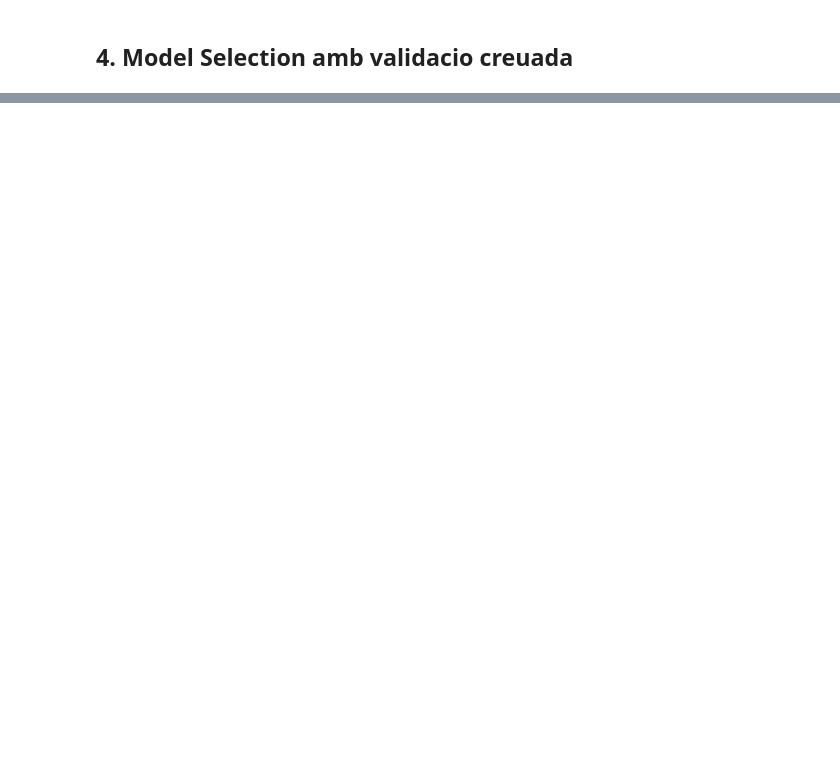
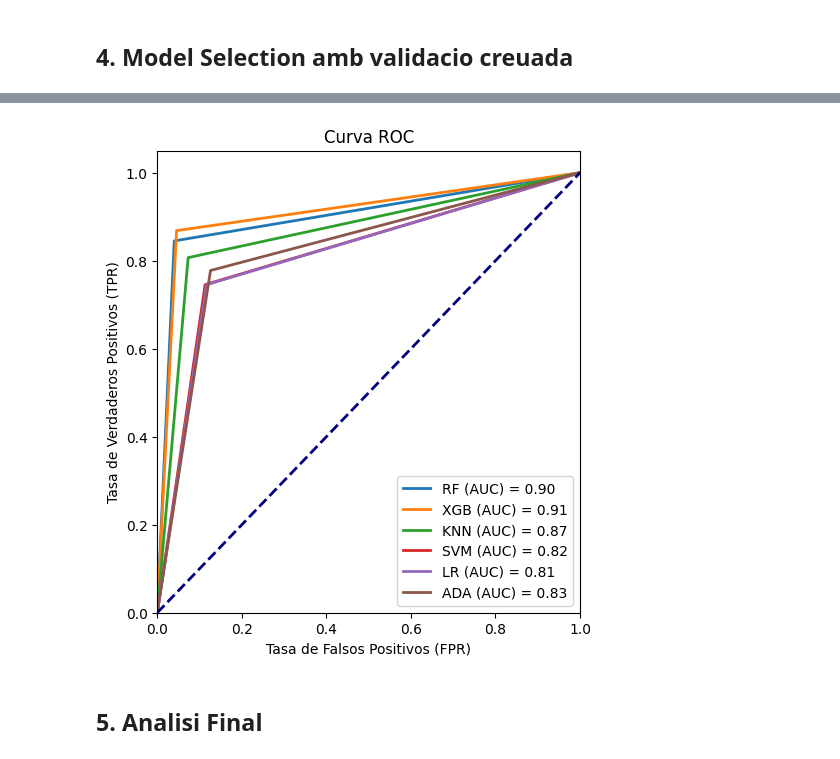
Before and after one commit to Janpb1/APC-TITANIC, a Jupyter notebook: EntregaPractica.ipynb, the cells around one changed output, grey strips where cells are left out. Saved outputs shown, nothing was run; the diff lists cells and outputs as text; code cells hidden in the pictures; blank space fills up the shorter version.

```diff
--- a/EntregaPractica.ipynb
+++ b/EntregaPractica.ipynb
@@ -868,0 +860,6 @@ f1_scores
+# %%
+print_ROC_curve(y, y_preds, classifiers)
+# %% [output]
+[figure, added]
+# %% [markdown]
+## 5. Analisi Final
```
Also changed, not shown: parts of 74 cells of this notebook.
